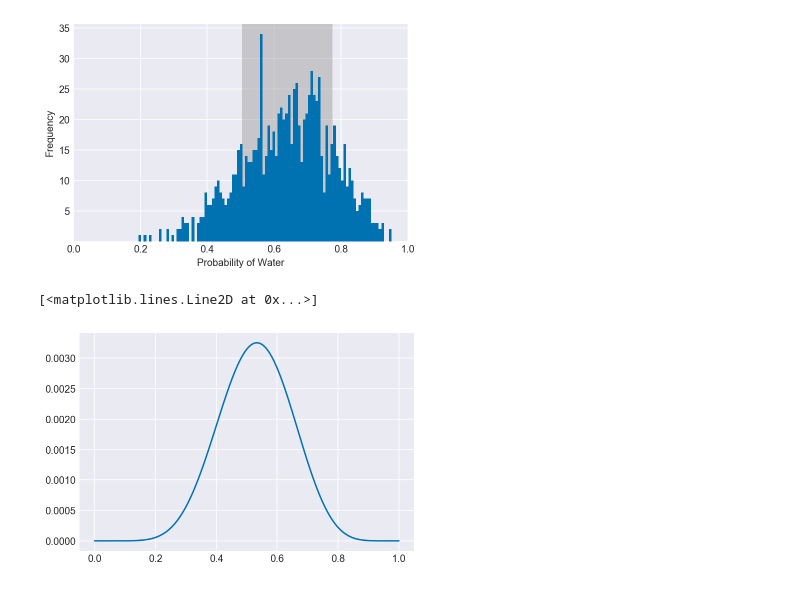
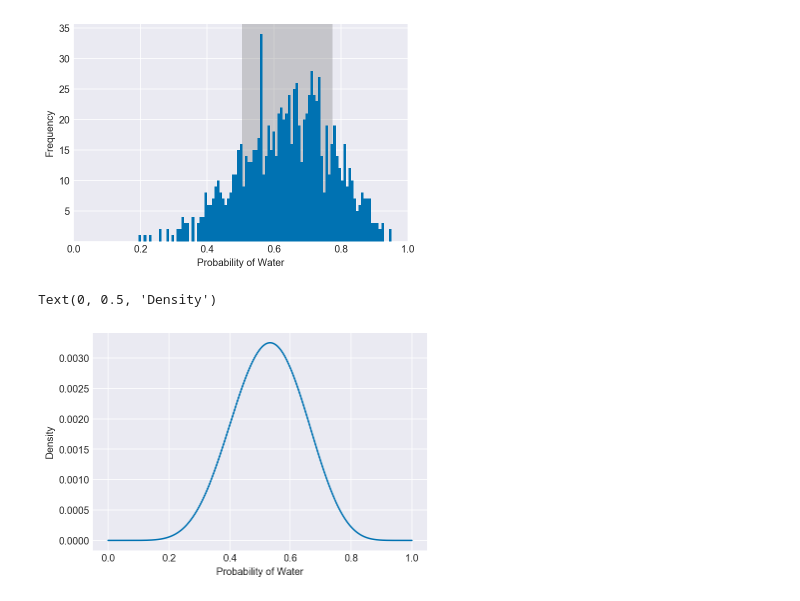
Before and after one commit to PhilipGriffith/RethinkingBayesCode, a Jupyter notebook: Notebooks/Chapter_2_3.ipynb, the cells around one changed output. Cells and saved outputs as stored; diff of their text form; code cells hidden in the pictures.

```diff
--- a/Notebooks/Chapter_2_3.ipynb
+++ b/Notebooks/Chapter_2_3.ipynb
@@ -263,12 +266,14 @@ plt.hist(samples, bins=50)
 # %%
 np.random.seed(3)
 size = 1000
 prior = np.ones(size)
 pg, po, s, t = compute_grid_approximation(prior, success=8, tosses=15)
 plt.plot(pg, po)
+plt.xlabel('Probability of Water')
+plt.ylabel('Density')
 # %% [output]
-[<matplotlib.lines.Line2D at 0x...>]
+Text(0, 0.5, 'Density')
-[figure, old version]
+[figure, new version]
 # %%
 np.random.seed(3)
 samples = np.random.choice(pg, p=po, size=10000, replace=True)
```
Also changed, not shown: parts of 15 cells of this notebook, 23 other files.
